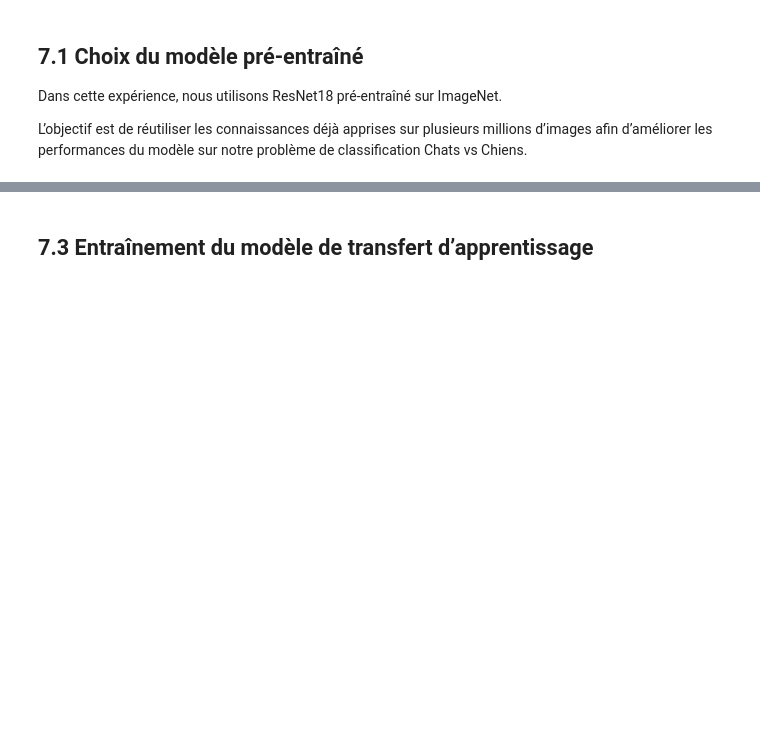
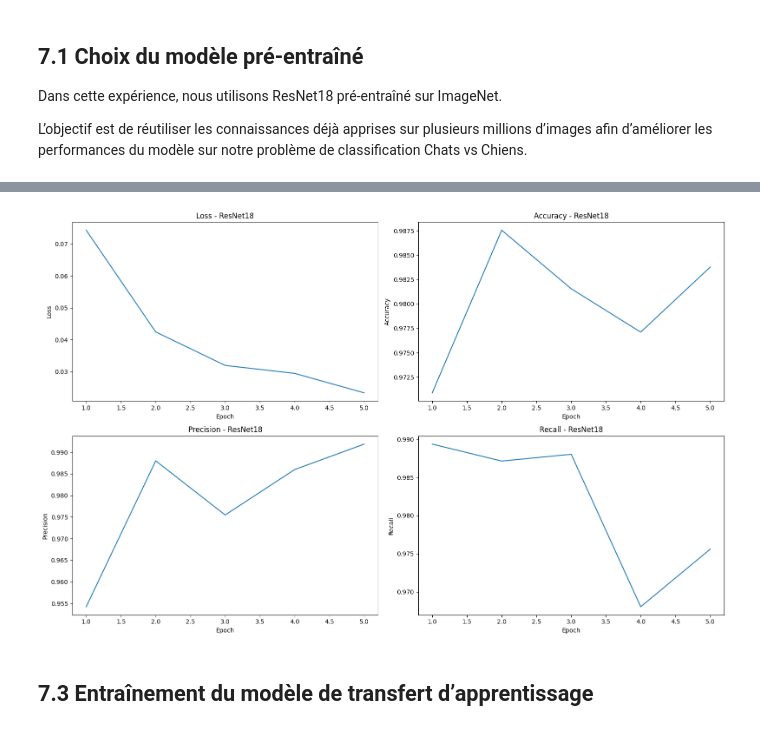
Before and after one commit to DonBos27/cnn-catsdogs-DonBosenga, a Jupyter notebook: notebook.ipynb, the cells around one changed output, grey strips where cells are left out. Drawn from its saved outputs; the diff is of its cells as text; code cells hidden in the pictures; blank space fills up the shorter version.

```diff
--- a/notebook.ipynb
+++ b/notebook.ipynb
@@ -761,0 +729,16 @@ Les couches de convolution pré-entraînées sont conservées tandis que la dern
+# %%
+criterion_tl = nn.CrossEntropyLoss()
+
+optimizer_resnet = optim.Adam(
+    resnet18.parameters(),
+    lr=0.0001
+)
+
+results_resnet = train_model(
+    resnet18,
+    trainloader,
+    valloader,
+    criterion_tl,
+    optimizer_resnet,
+    epochs=5
+)
@@ -762,2 +760,40 @@ Les couches de convolution pré-entraînées sont conservées tandis que la dern
+# %%
+resnet_loss = results_resnet[0]
+resnet_acc = results_resnet[1]
+resnet_prec = results_resnet[2]
+resnet_rec = results_resnet[3]
+
+epochs_resnet = range(1, len(resnet_loss)+1)
+
+plt.figure(figsize=(16,10))
+
+plt.subplot(2,2,1)
+plt.plot(epochs_resnet, resnet_loss)
+plt.title("Loss - ResNet18")
+plt.xlabel("Epoch")
+plt.ylabel("Loss")
+
+plt.subplot(2,2,2)
+plt.plot(epochs_resnet, resnet_acc)
+plt.title("Accuracy - ResNet18")
+plt.xlabel("Epoch")
+plt.ylabel("Accuracy")
+
+plt.subplot(2,2,3)
+plt.plot(epochs_resnet, resnet_prec)
+plt.title("Precision - ResNet18")
+plt.xlabel("Epoch")
+plt.ylabel("Precision")
+
+plt.subplot(2,2,4)
+plt.plot(epochs_resnet, resnet_rec)
+plt.title("Recall - ResNet18")
+plt.xlabel("Epoch")
+plt.ylabel("Recall")
+
+plt.tight_layout()
+plt.show()
+# %% [output]
+[figure, added]
 # %% [markdown]
 ## 7.3 Entraînement du modèle de transfert d’apprentissage
```
Also changed, not shown: parts of 31 cells of this notebook.
